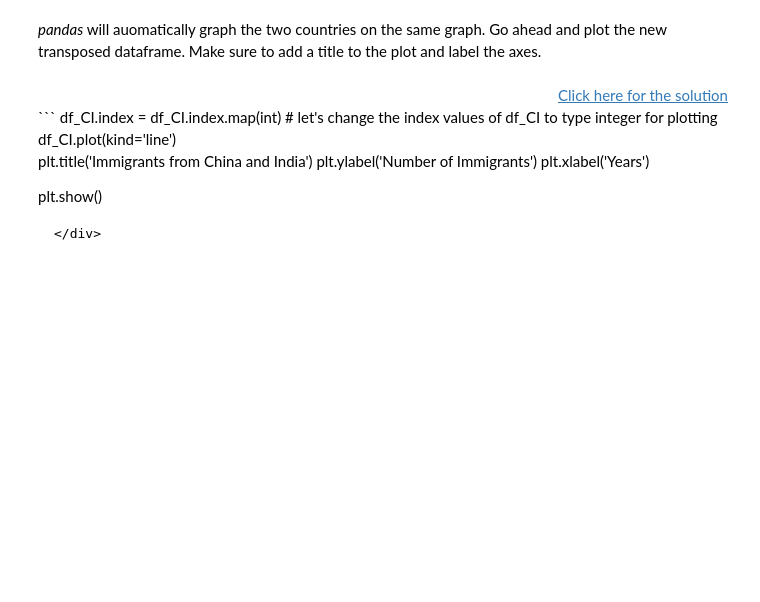
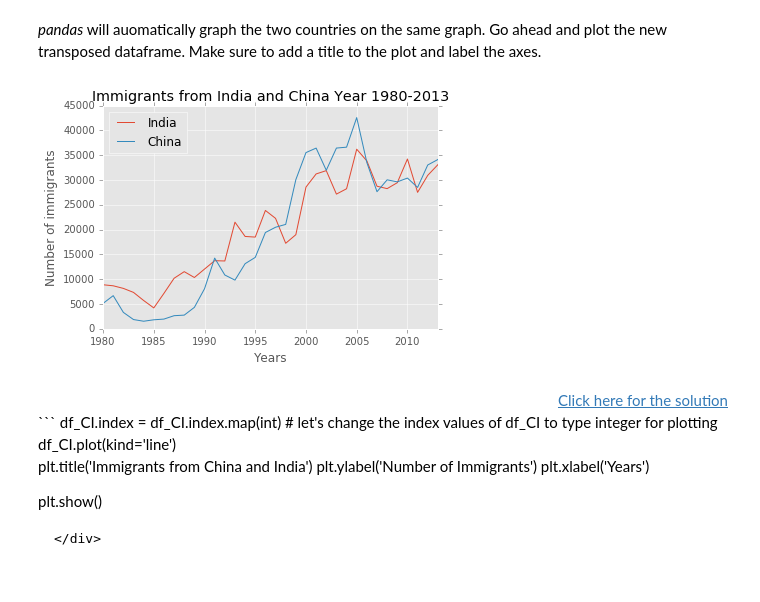
Before and after one commit to AnanthKumarVasamsetti/Datavisualization, a Jupyter notebook: week1/DV0101EN-1-1-1-Introduction-to-Matplotlib-and-Line-Plots-py-v2.0.ipynb, the cells around one changed output. Drawn from its saved outputs; the diff is of its cells as text; code cells hidden in the pictures; blank space fills up the shorter version.

```diff
--- a/week1/DV0101EN-1-1-1-Introduction-to-Matplotlib-and-Line-Plots-py-v2.0.ipynb
+++ b/week1/DV0101EN-1-1-1-Introduction-to-Matplotlib-and-Line-Plots-py-v2.0.ipynb
@@ -404,3 +741,16 @@ df_CI.head()
+# %%
+### type your answer here
+df_ic =df_CI
+df_ic.index = df_ic.index.map(int)
+
+df_ic.plot(kind = 'line')
+
+plt.title('Immigrants from India and China Year 1980-2013')
+plt.xlabel('Years')
+plt.ylabel('Number of immigrants')
+plt.show()
+# %% [output]
+[figure, added]
 # %% [markdown]
 <div align="right">
 <a href="#p3" class="btn btn-default" data-toggle="collapse">Click here for the solution</a>
```
Also changed, not shown: parts of 38 cells of this notebook, 2 other files.
